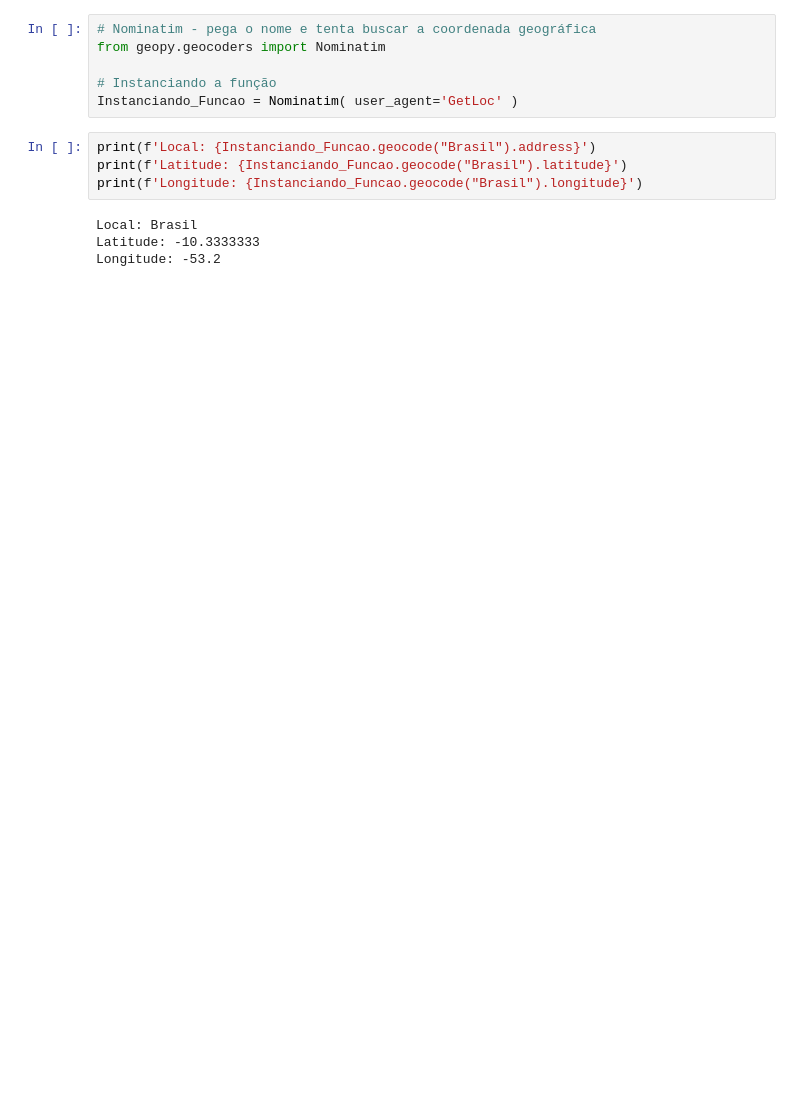
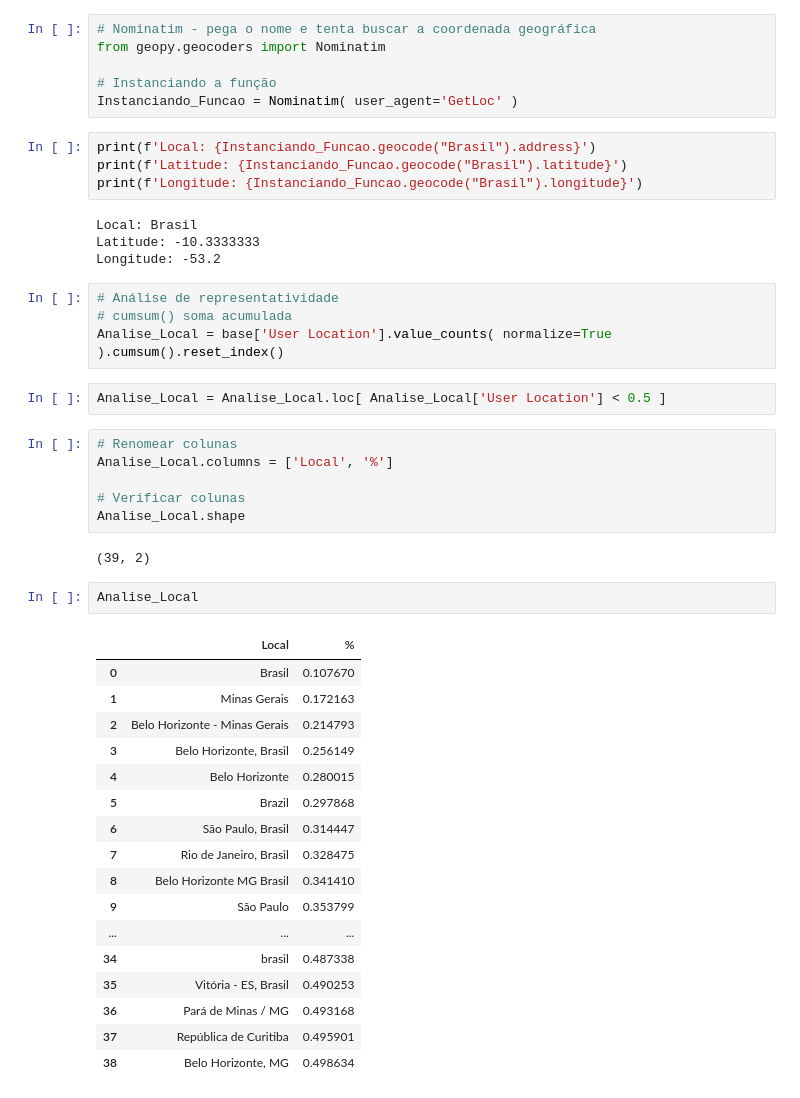
Before and after one commit to lucianawaka/analise_e_mineracao_de_texto, a Jupyter notebook: Analise_de_sentimentos.ipynb, the cells around one changed output. Drawn from its saved outputs; the diff is of its cells as text; blank space fills up the shorter version.

```diff
--- a/Analise_de_sentimentos.ipynb
+++ b/Analise_de_sentimentos.ipynb
@@ -393,3 +390,37 @@ print(f'Longitude: {Instanciando_Funcao.geocode("Brasil").longitude}')
 Local: Brasil
 Latitude: -10.3333333
 Longitude: -53.2
+# %%
+# Análise de representatividade
+# cumsum() soma acumulada
+Analise_Local = base['User Location'].value_counts( normalize=True ).cumsum().reset_index()
+# %%
+Analise_Local = Analise_Local.loc[ Analise_Local['User Location'] < 0.5 ]
+# %%
+# Renomear colunas
+Analise_Local.columns = ['Local', '%']
+
+# Verificar colunas
+Analise_Local.shape
+# %% [output]
+(39, 2)
+# %%
+Analise_Local
+# %% [output]
+|  | Local | % |
+| 0 | Brasil | 0.107670 |
+| 1 | Minas Gerais | 0.172163 |
+| 2 | Belo Horizonte - Minas Gerais | 0.214793 |
+| 3 | Belo Horizonte, Brasil | 0.256149 |
+| 4 | Belo Horizonte | 0.280015 |
+| 5 | Brazil | 0.297868 |
+| 6 | São Paulo, Brasil | 0.314447 |
+| 7 | Rio de Janeiro, Brasil | 0.328475 |
+| 8 | Belo Horizonte MG Brasil | 0.341410 |
+| 9 | São Paulo | 0.353799 |
+| ... | ... | ... |
+| 34 | brasil | 0.487338 |
+| 35 | Vitória - ES, Brasil | 0.490253 |
+| 36 | Pará de Minas / MG | 0.493168 |
+| 37 | República de Curitiba | 0.495901 |
+| 38 | Belo Horizonte, MG | 0.498634 |
```
Also changed, not shown: parts of 5 cells of this notebook.
